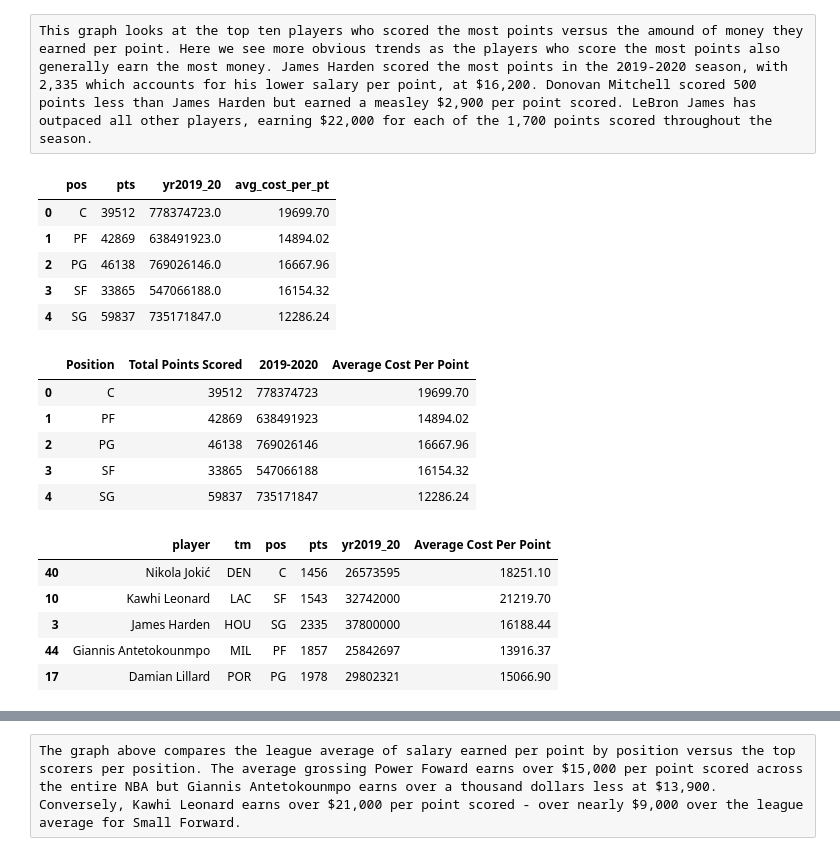
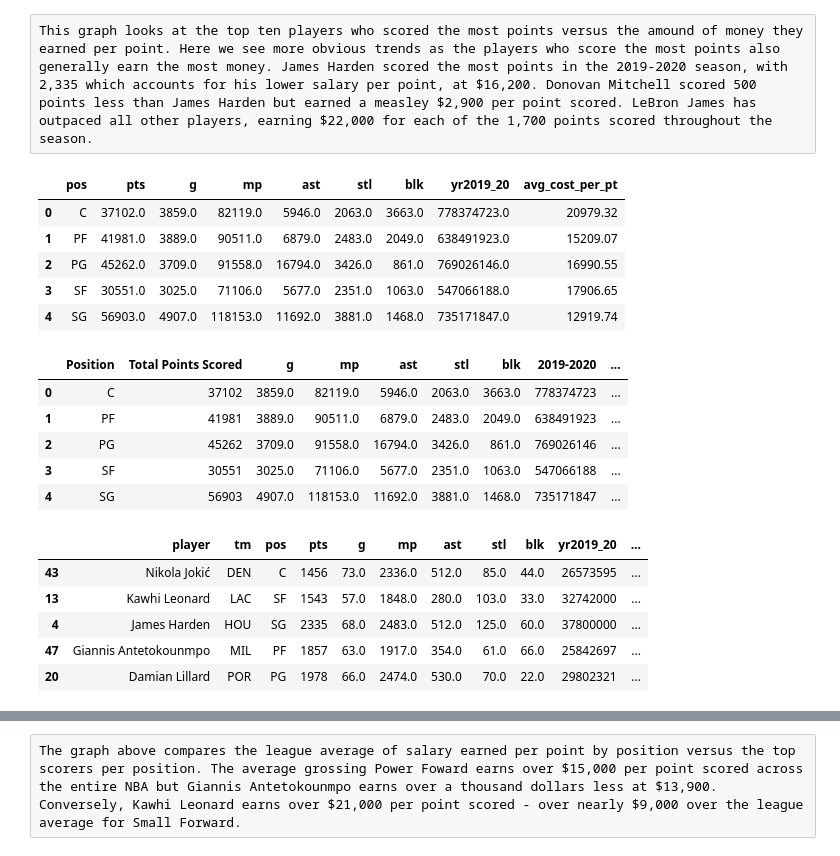
Before and after one commit to HIna-Ahmad/ETL_project, a Jupyter notebook: starter_code.ipynb, the cells around one changed output, grey strips where cells are left out. Cells and saved outputs as stored; diff of their text form; code cells hidden in the pictures.

```diff
--- a/starter_code.ipynb
+++ b/starter_code.ipynb
@@ -125,5 +162,5 @@ psycopg2.connect(f"dbname=basketball user=postgres host=localhost password={Pass
 # %%
-engine = create_engine(f"postgresql+psycopg2://postgres:{Password}@localhost:5433/basketball")
+engine = create_engine(f"postgresql+psycopg2://postgres:{Password}@localhost:5432/basketball")
 conn = engine.connect()
 conn
 # %% [output]
@@ -163,6 +200,6 @@ pstats
 | 650 | Ivica Zubac | C | LAC | 22 | 82 | 16 | 72 | 66 | 596 | 236 | 385 | ... |
 651 rows × 12 columns
 # %%
-nba_sal = pd.read_sql("select stats.player, stats.tm, stats.pos, stats.pts, salary.yr2019_20 from stats LEFT JOIN salary on stats.player=salary.player", conn)
+nba_sal = pd.read_sql('select salary.player, stats.tm, stats.pos, stats.pts, stats.g, stats.mp, stats.ast, stats.stl, stats.blk, salary.yr2019_20 from salary LEFT JOIN stats on salary.player=stats.player', conn)
 nba_sal
 # %% [output]
@@ -353,12 +404,12 @@ avg_cost_bypos_total["avg_cost_per_pt"]=round(avg_cost_bypos_total["yr2019_20"]/
 
 avg_cost_bypos_total
 # %% [output]
-|  | pos | pts | yr2019_20 | avg_cost_per_pt |
-| 0 | C | 39512 | 778374723.0 | 19699.70 |
-| 1 | PF | 42869 | 638491923.0 | 14894.02 |
-| 2 | PG | 46138 | 769026146.0 | 16667.96 |
-| 3 | SF | 33865 | 547066188.0 | 16154.32 |
-| 4 | SG | 59837 | 735171847.0 | 12286.24 |
+|  | pos | pts | g | mp | ast | stl | blk | yr2019_20 | avg_cost_per_pt |
+| 0 | C | 37102.0 | 3859.0 | 82119.0 | 5946.0 | 2063.0 | 3663.0 | 778374723.0 | 20979.32 |
+| 1 | PF | 41981.0 | 3889.0 | 90511.0 | 6879.0 | 2483.0 | 2049.0 | 638491923.0 | 15209.07 |
+| 2 | PG | 45262.0 | 3709.0 | 91558.0 | 16794.0 | 3426.0 | 861.0 | 769026146.0 | 16990.55 |
+| 3 | SF | 30551.0 | 3025.0 | 71106.0 | 5677.0 | 2351.0 | 1063.0 | 547066188.0 | 17906.65 |
+| 4 | SG | 56903.0 | 4907.0 | 118153.0 | 11692.0 | 3881.0 | 1468.0 | 735171847.0 | 12919.74 |
 # %%
 #Adding Formatting
 avg_cost_bypos_total[["pts", "yr2019_20"]] = avg_cost_bypos_total[["pts", "yr2019_20"]].astype(int)
@@ -368,28 +419,30 @@ avg_cost_bypos_total = avg_cost_bypos_total.rename({"pos":"Position","avg_cost_p
 
 avg_cost_bypos_total
 # %% [output]
-|  | Position | Total Points Scored | 2019-2020 | Average Cost Per Point |
-| 0 | C | 39512 | 778374723 | 19699.70 |
-| 1 | PF | 42869 | 638491923 | 14894.02 |
-| 2 | PG | 46138 | 769026146 | 16667.96 |
-| 3 | SF | 33865 | 547066188 | 16154.32 |
-| 4 | SG | 59837 | 735171847 | 12286.24 |
+|  | Position | Total Points Scored | g | mp | ast | stl | blk | 2019-2020 | ... |
+| 0 | C | 37102 | 3859.0 | 82119.0 | 5946.0 | 2063.0 | 3663.0 | 778374723 | ... |
+| 1 | PF | 41981 | 3889.0 | 90511.0 | 6879.0 | 2483.0 | 2049.0 | 638491923 | ... |
+| 2 | PG | 45262 | 3709.0 | 91558.0 | 16794.0 | 3426.0 | 861.0 | 769026146 | ... |
+| 3 | SF | 30551 | 3025.0 | 71106.0 | 5677.0 | 2351.0 | 1063.0 | 547066188 | ... |
+| 4 | SG | 56903 | 4907.0 | 118153.0 | 11692.0 | 3881.0 | 1468.0 | 735171847 | ... |
 # %%
+#Removing non-scoring players to find the price of points by position
 top_scoring_positions = nba_sal_clean.sort_values("pts",ascending = False)
 top_scoring_positions = top_scoring_positions.drop_duplicates(subset = "pos")
 top_scoring_positions["avg_cost_per_pt"] = round(top_scoring_positions["avg_cost_per_pt"].astype(float), 2)
+top_scoring_positions = top_scoring_positions.dropna(axis=0, how = "any")
+# top_scoring_positions["avg_cost_per_pt"] = top_scoring_positions["avg_cost_per_pt"].map("${:.2f}".format)
 top_scoring_positions[["yr2019_20", "pts"]] = top_scoring_positions[["yr2019_20", "pts"]].astype(int)
 top_scoring_positions = top_scoring_positions.sort_values("player",ascending = False)
 top_scoring_positions = top_scoring_positions.rename({"avg_cost_per_pt":"Average Cost Per Point"}, axis = 1)
-# top_scoring_positions["avg_cost_per_pt"] = top_scoring_positions["avg_cost_per_pt"].map("${:.2f}".format)
 top_scoring_positions
 # %% [output]
-|  | player | tm | pos | pts | yr2019_20 | Average Cost Per Point |
-| 40 | Nikola Jokić | DEN | C | 1456 | 26573595 | 18251.10 |
-| 10 | Kawhi Leonard | LAC | SF | 1543 | 32742000 | 21219.70 |
-| 3 | James Harden | HOU | SG | 2335 | 37800000 | 16188.44 |
-| 44 | Giannis Antetokounmpo | MIL | PF | 1857 | 25842697 | 13916.37 |
-| 17 | Damian Lillard | POR | PG | 1978 | 29802321 | 15066.90 |
+|  | player | tm | pos | pts | g | mp | ast | stl | blk | yr2019_20 | ... |
+| 43 | Nikola Jokić | DEN | C | 1456 | 73.0 | 2336.0 | 512.0 | 85.0 | 44.0 | 26573595 | ... |
+| 13 | Kawhi Leonard | LAC | SF | 1543 | 57.0 | 1848.0 | 280.0 | 103.0 | 33.0 | 32742000 | ... |
+| 4 | James Harden | HOU | SG | 2335 | 68.0 | 2483.0 | 512.0 | 125.0 | 60.0 | 37800000 | ... |
+| 47 | Giannis Antetokounmpo | MIL | PF | 1857 | 63.0 | 1917.0 | 354.0 | 61.0 | 66.0 | 25842697 | ... |
+| 20 | Damian Lillard | POR | PG | 1978 | 66.0 | 2474.0 | 530.0 | 70.0 | 22.0 | 29802321 | ... |
 # %%
 labels = ["Center", "Small Forward", "Shooting Guard", "Power Forward", "Point Guard"]
 ax = avg_cost_bypos_total["Average Cost Per Point"].plot(kind='bar', figsize = (9,9), alpha = .65)
```
Also changed, not shown: parts of 30 cells of this notebook, 1 other file.
